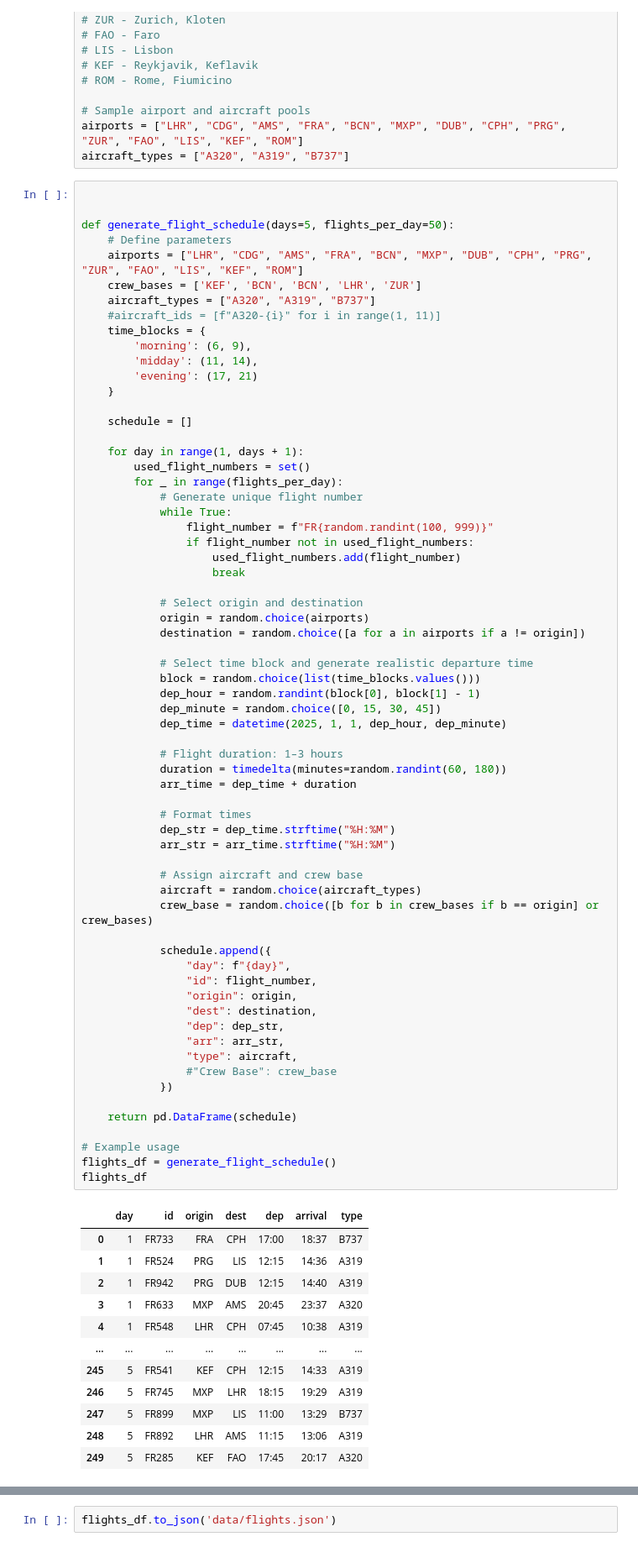
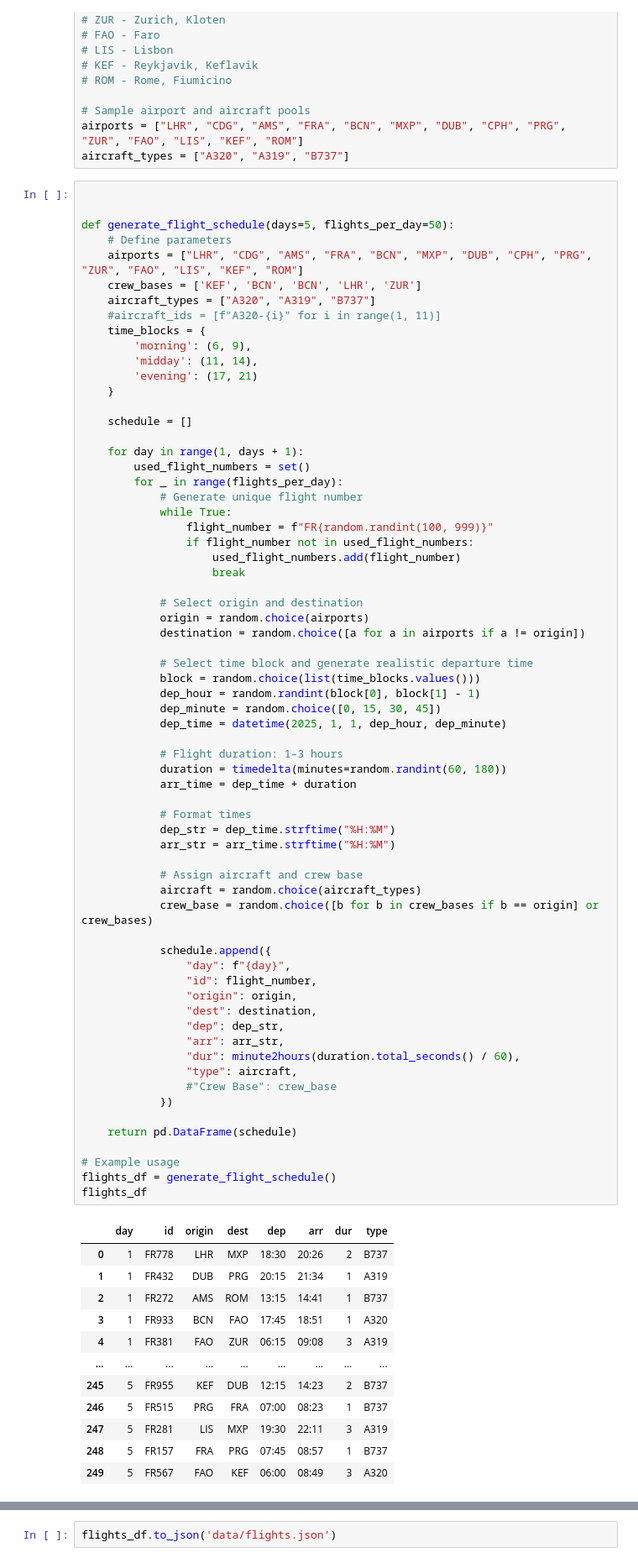
Before and after one commit to JoeBater/crew-assignment, a Jupyter notebook: generate_flights.ipynb, the cells around one changed output, grey strips where cells are left out. Shown at 84% size. Cells and saved outputs as stored; diff of their text form.

```diff
--- a/generate_flights.ipynb
+++ b/generate_flights.ipynb
@@ -73,42 +73,43 @@ def generate_flight_schedule(days=5, flights_per_day=50):
 
             # Flight duration: 1–3 hours
             duration = timedelta(minutes=random.randint(60, 180))
             arr_time = dep_time + duration
 
             # Format times
             dep_str = dep_time.strftime("%H:%M")
             arr_str = arr_time.strftime("%H:%M")
 
             # Assign aircraft and crew base
             aircraft = random.choice(aircraft_types)
             crew_base = random.choice([b for b in crew_bases if b == origin] or crew_bases)
 
             schedule.append({
                 "day": f"{day}",
                 "id": flight_number,
                 "origin": origin,
                 "dest": destination,
                 "dep": dep_str,
                 "arr": arr_str,
+                "dur": minute2hours(duration.total_seconds() / 60),
                 "type": aircraft,
                 #"Crew Base": crew_base
             })
 
     return pd.DataFrame(schedule)
 
 # Example usage
 flights_df = generate_flight_schedule()
 flights_df
 # %% [output]
-|  | day | id | origin | dest | dep | arrival | type |
-| 0 | 1 | FR733 | FRA | CPH | 17:00 | 18:37 | B737 |
-| 1 | 1 | FR524 | PRG | LIS | 12:15 | 14:36 | A319 |
-| 2 | 1 | FR942 | PRG | DUB | 12:15 | 14:40 | A319 |
-| 3 | 1 | FR633 | MXP | AMS | 20:45 | 23:37 | A320 |
-| 4 | 1 | FR548 | LHR | CPH | 07:45 | 10:38 | A319 |
-| ... | ... | ... | ... | ... | ... | ... | ... |
-| 245 | 5 | FR541 | KEF | CPH | 12:15 | 14:33 | A319 |
-| 246 | 5 | FR745 | MXP | LHR | 18:15 | 19:29 | A319 |
-| 247 | 5 | FR899 | MXP | LIS | 11:00 | 13:29 | B737 |
-| 248 | 5 | FR892 | LHR | AMS | 11:15 | 13:06 | A319 |
-| 249 | 5 | FR285 | KEF | FAO | 17:45 | 20:17 | A320 |
+|  | day | id | origin | dest | dep | arr | dur | type |
+| 0 | 1 | FR778 | LHR | MXP | 18:30 | 20:26 | 2 | B737 |
+| 1 | 1 | FR432 | DUB | PRG | 20:15 | 21:34 | 1 | A319 |
+| 2 | 1 | FR272 | AMS | ROM | 13:15 | 14:41 | 1 | B737 |
+| 3 | 1 | FR933 | BCN | FAO | 17:45 | 18:51 | 1 | A320 |
+| 4 | 1 | FR381 | FAO | ZUR | 06:15 | 09:08 | 3 | A319 |
+| ... | ... | ... | ... | ... | ... | ... | ... | ... |
+| 245 | 5 | FR955 | KEF | DUB | 12:15 | 14:23 | 2 | B737 |
+| 246 | 5 | FR515 | PRG | FRA | 07:00 | 08:23 | 1 | B737 |
+| 247 | 5 | FR281 | LIS | MXP | 19:30 | 22:11 | 3 | A319 |
+| 248 | 5 | FR157 | FRA | PRG | 07:45 | 08:57 | 1 | B737 |
+| 249 | 5 | FR567 | FAO | KEF | 06:00 | 08:49 | 3 | A320 |
```
Also changed, not shown: parts of 1 cell of this notebook, 1 other file.
